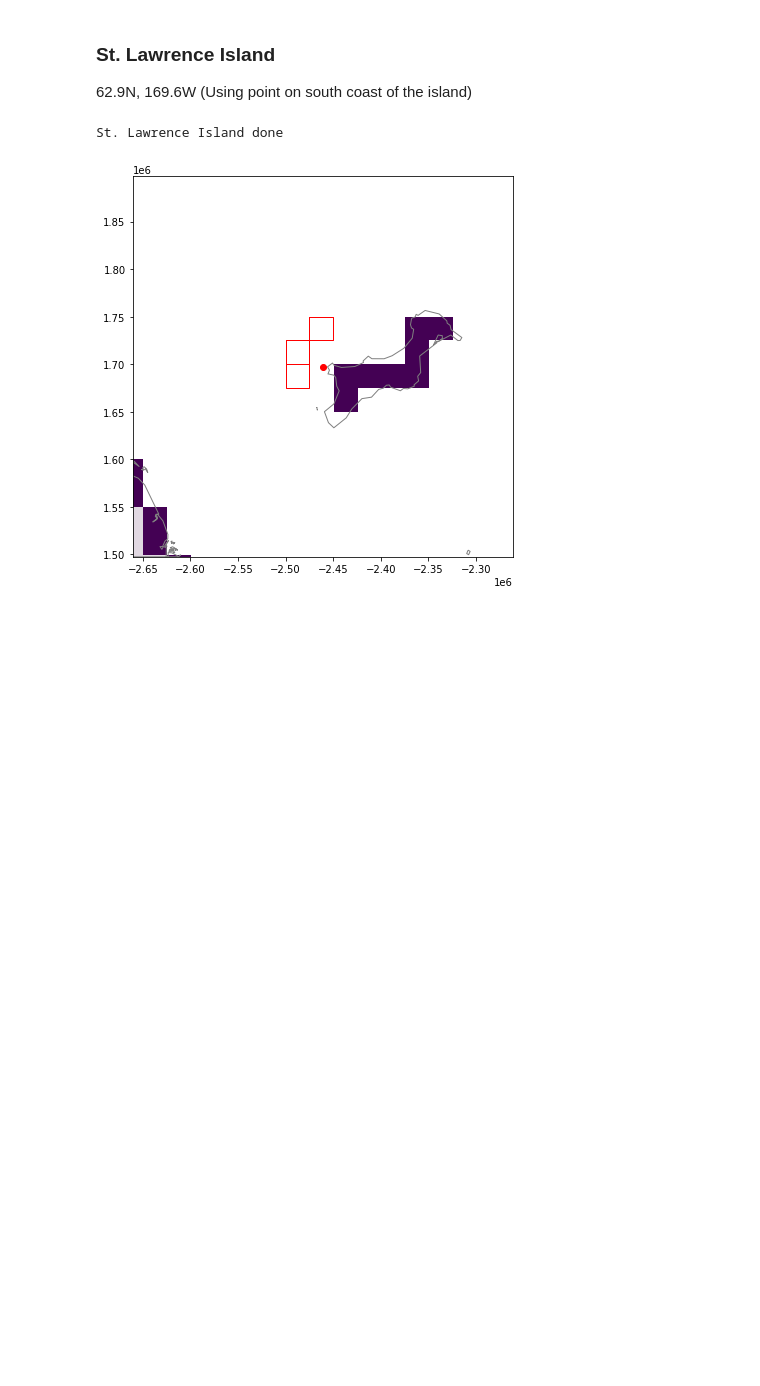
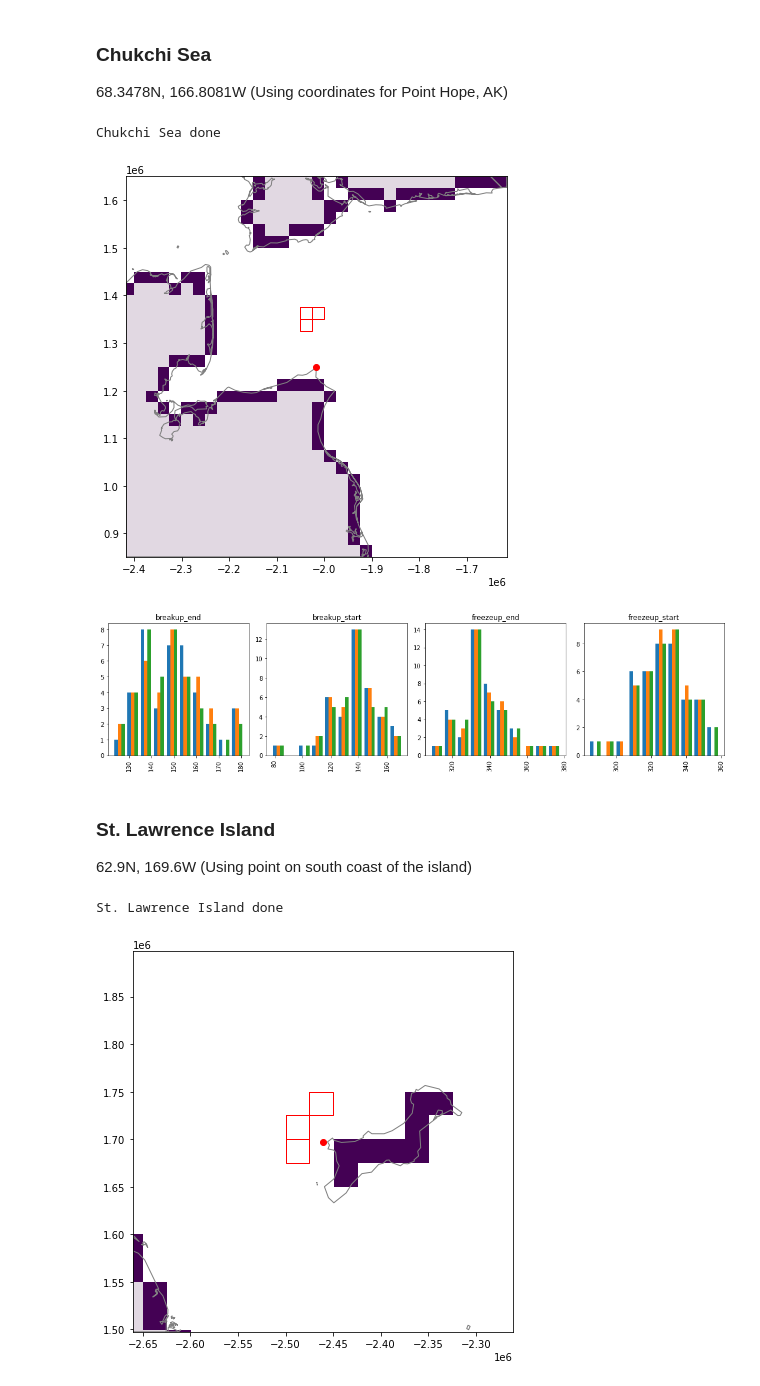
Before and after one commit to ua-snap/seaice_noaa_indicators, a Jupyter notebook: manuscript_content/points_of_interest.ipynb, the cells around one changed output. Saved outputs shown, nothing was run; the diff lists cells and outputs as text; code cells hidden in the pictures; blank space fills up the shorter version.

```diff
--- a/manuscript_content/points_of_interest.ipynb
+++ b/manuscript_content/points_of_interest.ipynb
@@ -348,3 +233,27 @@ South Chukchi Sea done
+# %% [markdown]
+### Chukchi Sea
+
+68.3478N, 166.8081W (Using coordinates for Point Hope, AK)
+# %%
+poi_name = "Chukchi Sea"
+kwargs = {
+    "poi": (68.3478, -166.8081),
+    "offsets": [(-4, 0), (-3, -1), (-4, -1)],
+    "scale": 4,
+    "landmask_src": landmask_src,
+    "coast_src": coast_src,
+    "world_shore": world_shore,
+}
+
+poi_coords[poi_name] = plot_poi_pixel_polys(**kwargs)
+
+poi_indicators.append(plot_date_histograms(fubu, poi_coords[poi_name], poi_name))
+
+print(f"{poi_name} done")
+# %% [output]
+Chukchi Sea done
+[figure, added]
+[figure, added]
 # %% [markdown]
 ### St. Lawrence Island
 
```
Also changed, not shown: parts of 74 cells of this notebook, 1 other file.
